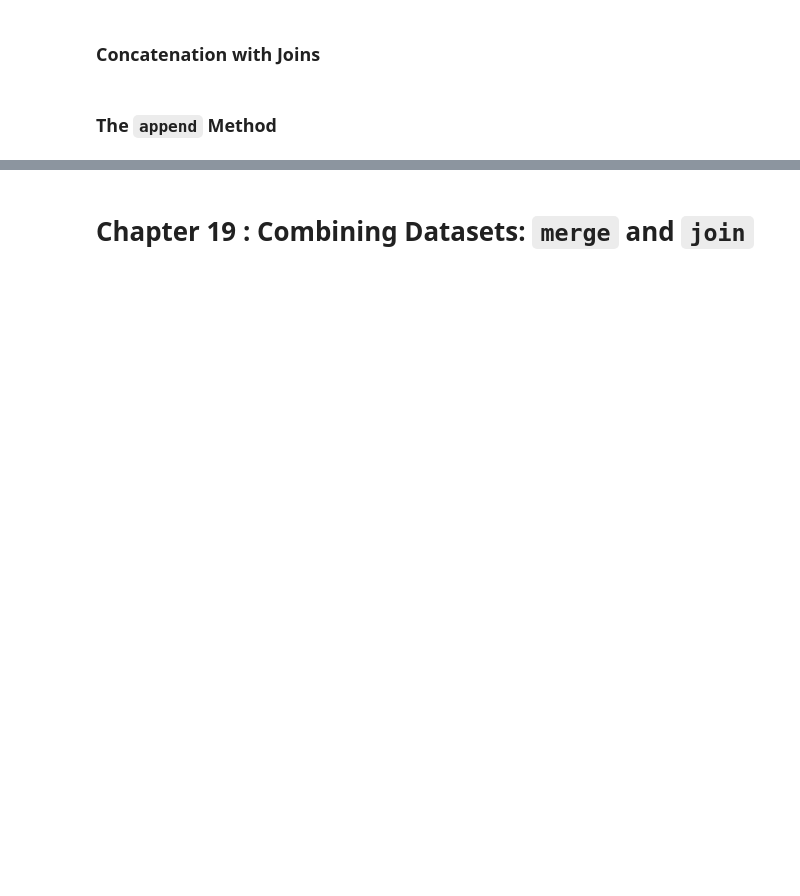
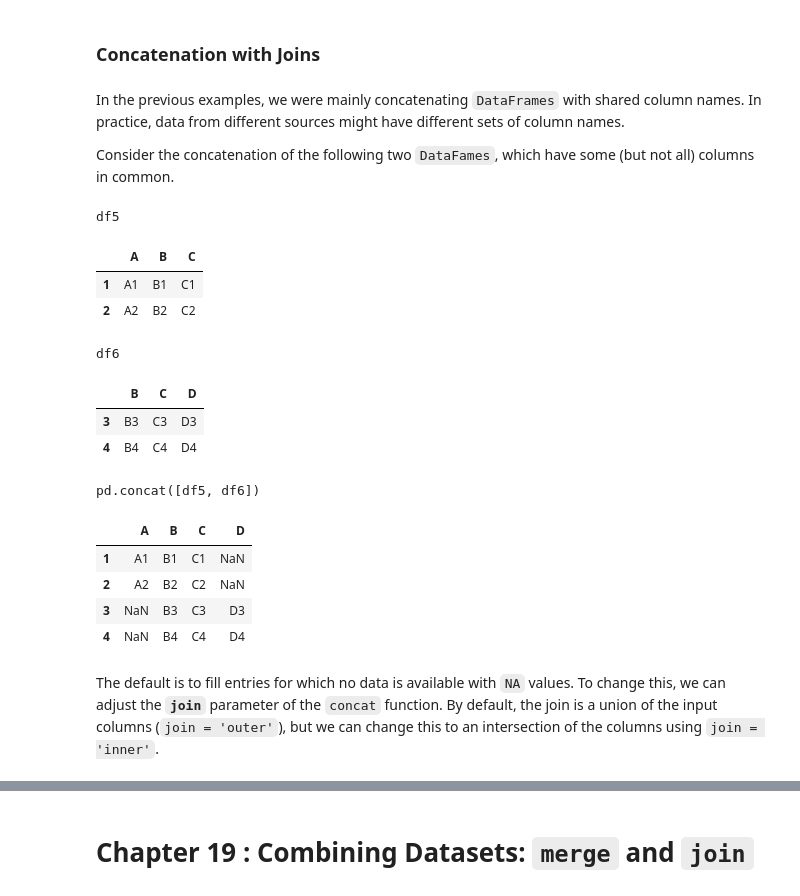
Before and after one commit to huymh/jupyter-notes, a Jupyter notebook: HB_2_Data_Manipulation.ipynb, the cells around one changed output, grey strips where cells are left out. Drawn from its saved outputs; the diff is of its cells as text; code cells hidden in the pictures; blank space fills up the shorter version.

```diff
--- a/HB_2_Data_Manipulation.ipynb
+++ b/HB_2_Data_Manipulation.ipynb
@@ -1713,0 +1719,11 @@ In practice, this type of reindexing is one of the more useful patterns when exp
+# %%
+# for convenience
+# creates DataFrame of particular form that will be useful in examples
+def make_df(cols, ind):
+    # quickly make a DataFrame
+    data = {c : [str(c) + str(i) for i in ind]
+           for c in cols}
+    return pd.DataFrame(data, ind)
+
+# example DataFrame
+make_df('ABC', range(3))
@@ -1714,3 +1735,17 @@ In practice, this type of reindexing is one of the more useful patterns when exp
+# %%
+# class that allows us to display multiple DataFrames side by side
+class display(object):
+    # Display HTML representation of multiple objects
+    template = """<div style="float: left; padding: 10px;"><p style='font-family:"Courier New", Courier, monospace'>{0}{1}"""
+
+    def __init__(self, *args):
+        self.args = args
+
+    def _repr_html_(self):
+        return '\n'.join(self.template.format(a, eval(a)._repr_html_())
+                         for a in self.args)
+    def __repr__(self):
+        return '\n\n'.join(a + '\n' + repr(eval(a)) for a in self.args)
 # %% [markdown]
 ## 18.1 Recall: Concatenation of NumPy Arrays
 ---
@@ -1728,4 +1918,28 @@ In practice, this type of reindexing is one of the more useful patterns when exp
 # %% [markdown]
 ### Concatenation with Joins
-# %% [markdown]
-### The `append` Method
+# %% [markdown]
+In the previous examples, we were mainly concatenating `DataFrames` with shared column names. In practice, data from different sources might have different sets of column names.
+
+Consider the concatenation of the following two `DataFames`, which have some (but not all) columns in common.
+# %%
+df5 = make_df('ABC', [1,2])
+df6 = make_df('BCD', [3,4])
+
+display('df5', 'df6', 'pd.concat([df5, df6])')
+# %% [output]
+df5
+|  | A | B | C |
+| 1 | A1 | B1 | C1 |
+| 2 | A2 | B2 | C2 |
+df6
+|  | B | C | D |
+| 3 | B3 | C3 | D3 |
+| 4 | B4 | C4 | D4 |
+pd.concat([df5, df6])
+|  | A | B | C | D |
+| 1 | A1 | B1 | C1 | NaN |
+| 2 | A2 | B2 | C2 | NaN |
+| 3 | NaN | B3 | C3 | D3 |
+| 4 | NaN | B4 | C4 | D4 |
+# %% [markdown]
+The default is to fill entries for which no data is available with `NA` values. To change this, we can adjust the **`join`** parameter of the `concat` function. By default, the join is a union of the input columns (`join = 'outer'`), but we can change this to an intersection of the columns using `join = 'inner'`.
```
Also changed, not shown: parts of 36 cells of this notebook.
